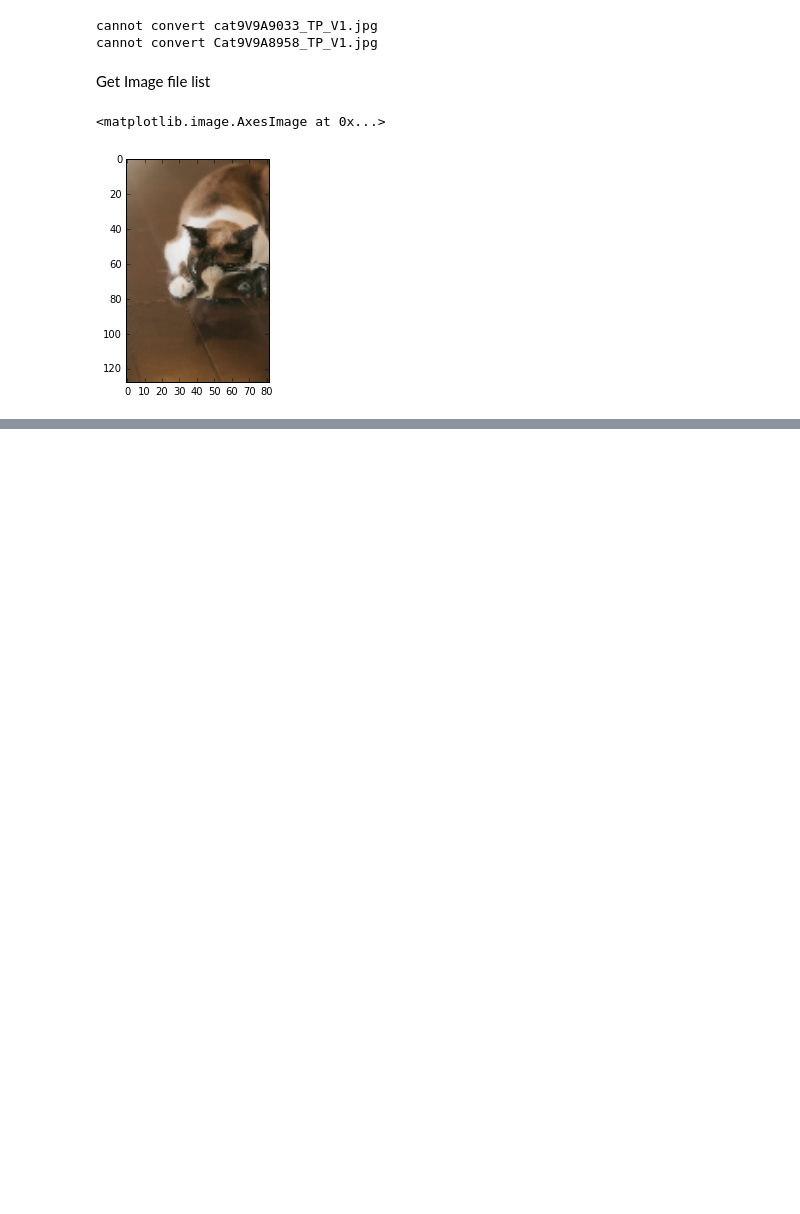
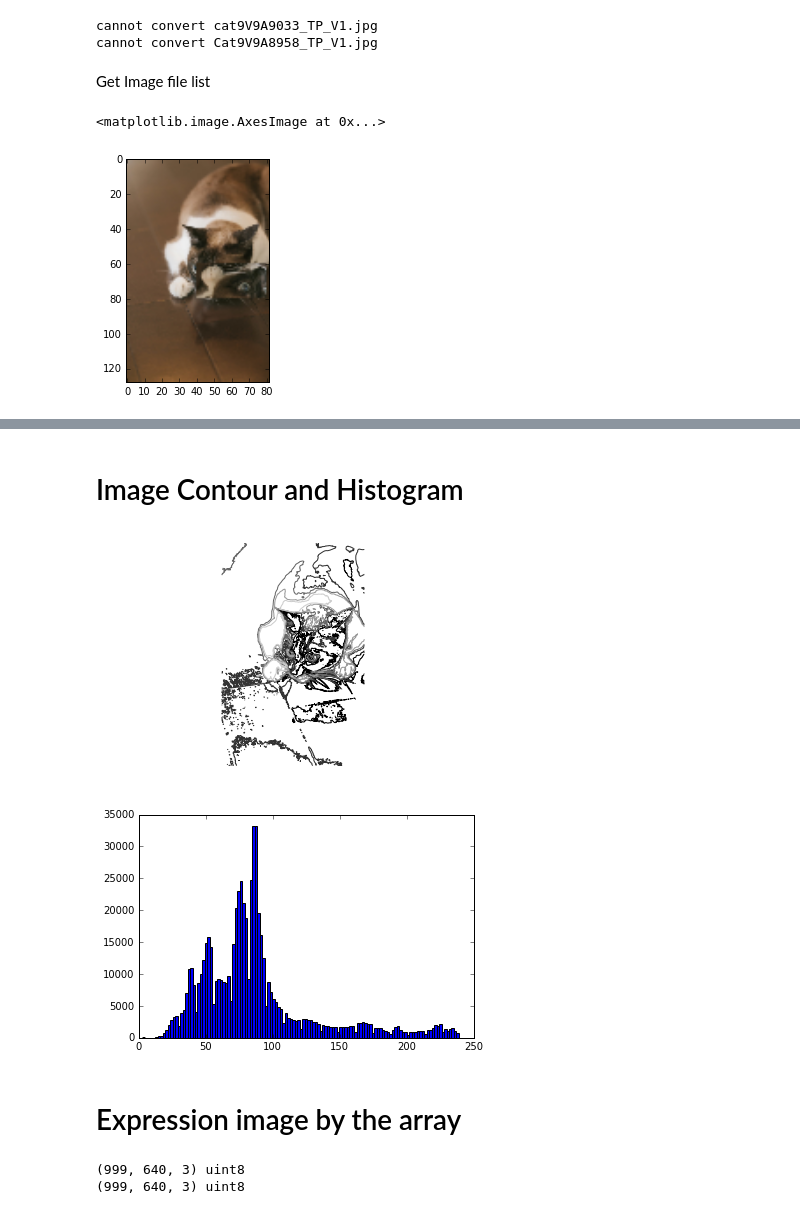
Before and after one commit to SnowMasaya/python_image_process_excerise, a Jupyter notebook: code/docker/python/python-image-process.ipynb, the cells around one changed output, grey strips where cells are left out. Saved outputs shown, nothing was run; the diff lists cells and outputs as text; code cells hidden in the pictures; blank space fills up the shorter version.

```diff
--- a/code/docker/python/python-image-process.ipynb
+++ b/code/docker/python/python-image-process.ipynb
@@ -60,0 +89,25 @@ imshow(np.asarray(pil_im))
+# %% [markdown]
+# Image Contour and Histogram
+# %%
+im = array(Image.open("data/Cat9V9A8958_TP_V1.jpg").convert("L"))
+figure()
+gray()
+contour(im, origin="image")
+axis("equal")
+axis("off")
+
+figure()
+hist(im.flatten(), 128)
+show()
+# %% [output]
+[figure, added]
+[figure, added]
+# %% [markdown]
+# Expression image by the array
+# %%
+print(im.shape, im.dtype)
+im = array(Image.open("data/Cat9V9A8958_TP_V1.jpg"))
+print(im.shape, im.dtype)
+# %% [output]
+(999, 640, 3) uint8
+(999, 640, 3) uint8
```
Also changed, not shown: parts of 6 cells of this notebook, 4 other files.
